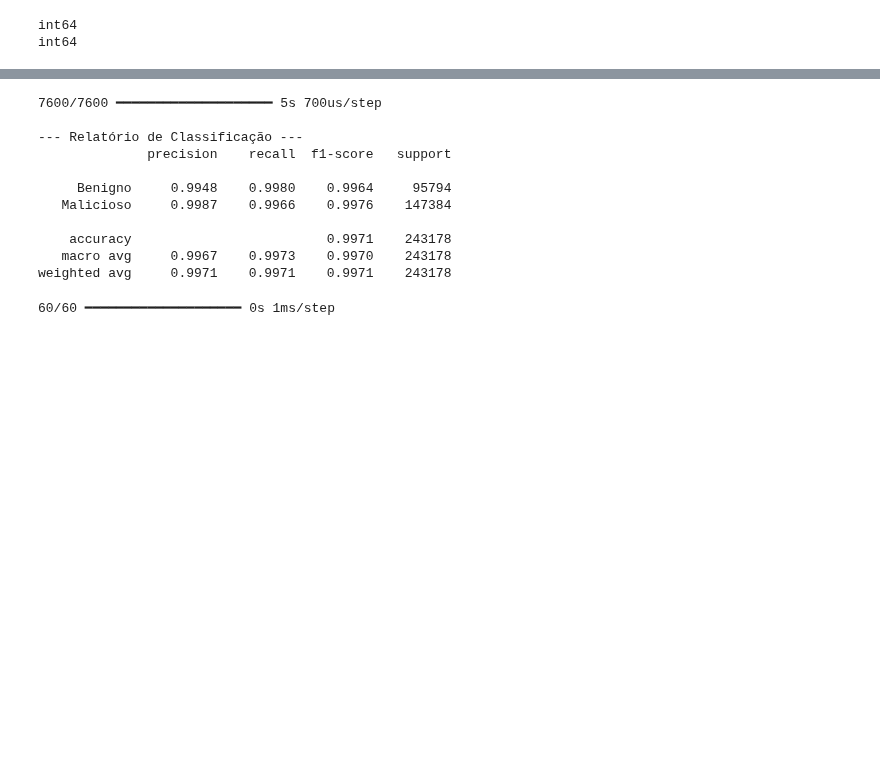
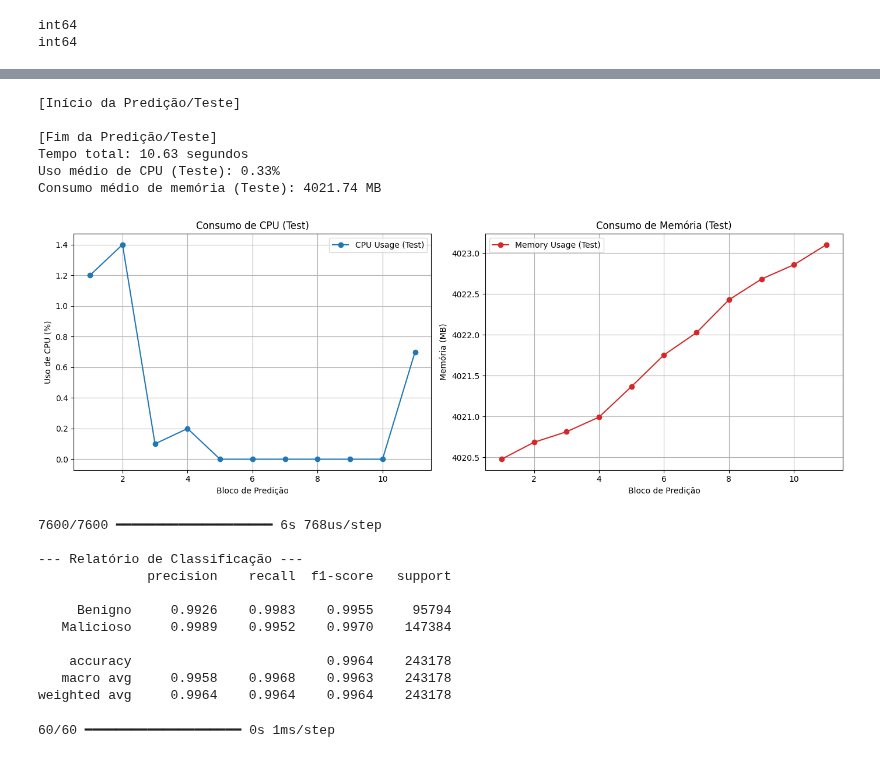
Before and after one commit to gabrieladamasceno/Attacks_5G, a Jupyter notebook: MLP_Binário_Zero_Day_SYNFlood.ipynb, the cells around one changed output, grey strips where cells are left out. Saved outputs shown, nothing was run; the diff lists cells and outputs as text; code cells hidden in the pictures; blank space fills up the shorter version.

Commit message:
teste 09.04

```diff
--- a/MLP_Binário_Zero_Day_SYNFlood.ipynb
+++ b/MLP_Binário_Zero_Day_SYNFlood.ipynb
@@ -376,22 +463,32 @@ Consumo médio de memória: 3266.73 MB
 # %%
 # Fazer previsões diretas e arredondar (sem precisar de threshold manual)
+
+monitor_test_prediction(model, X_test_combined)
+
 y_pred = model.predict(X_test_combined).round()
 
 # Gerar o relatório de classificação
 print("\n--- Relatório de Classificação ---")
 print(classification_report(y_test_combined, y_pred, target_names=["Benigno", "Malicioso"], digits=4))
 # %% [output]
-7600/7600 ━━━━━━━━━━━━━━━━━━━━ 5s 700us/step
+[Início da Predição/Teste]
 
---- Relatório de Classificação ---
-              precision    recall  f1-score   support
-
-     Benigno     0.9948    0.9980    0.9964     95794
-   Malicioso     0.9987    0.9966    0.9976    147384
-
-    accuracy                         0.9971    243178
-   macro avg     0.9967    0.9973    0.9970    243178
-weighted avg     0.9971    0.9971    0.9971    243178
+[Fim da Predição/Teste]
+Tempo total: 10.63 segundos
+Uso médio de CPU (Teste): 0.33%
+Consumo médio de memória (Teste): 4021.74 MB
+[figure, added]
+7600/7600 ━━━━━━━━━━━━━━━━━━━━ 6s 768us/step
+
+--- Relatório de Classificação ---
+              precision    recall  f1-score   support
+
+     Benigno     0.9926    0.9983    0.9955     95794
+   Malicioso     0.9989    0.9952    0.9970    147384
+
+    accuracy                         0.9964    243178
+   macro avg     0.9958    0.9968    0.9963    243178
+weighted avg     0.9964    0.9964    0.9964    243178
 # %%
 #print(f"Tamanho de X_test_zero_day: {X_test_zero_day.shape}")
 #print(f"Tamanho de y_test_zero_day: {y_test_zero_day.shape}")
```
Also changed, not shown: parts of 7 cells of this notebook.
